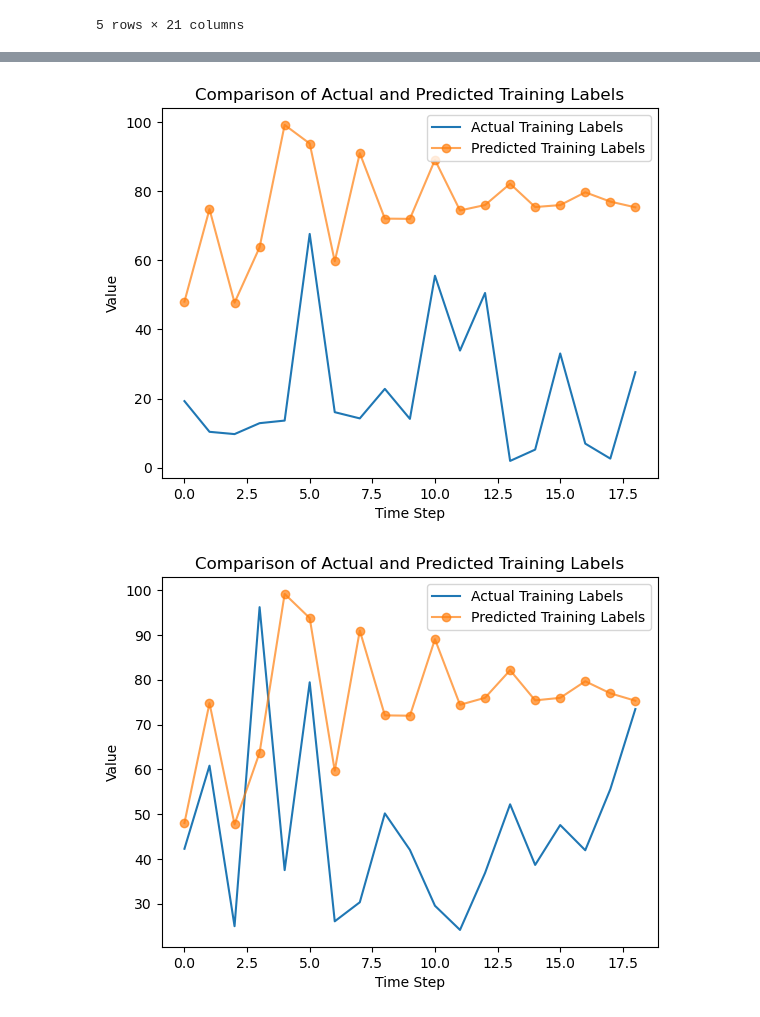
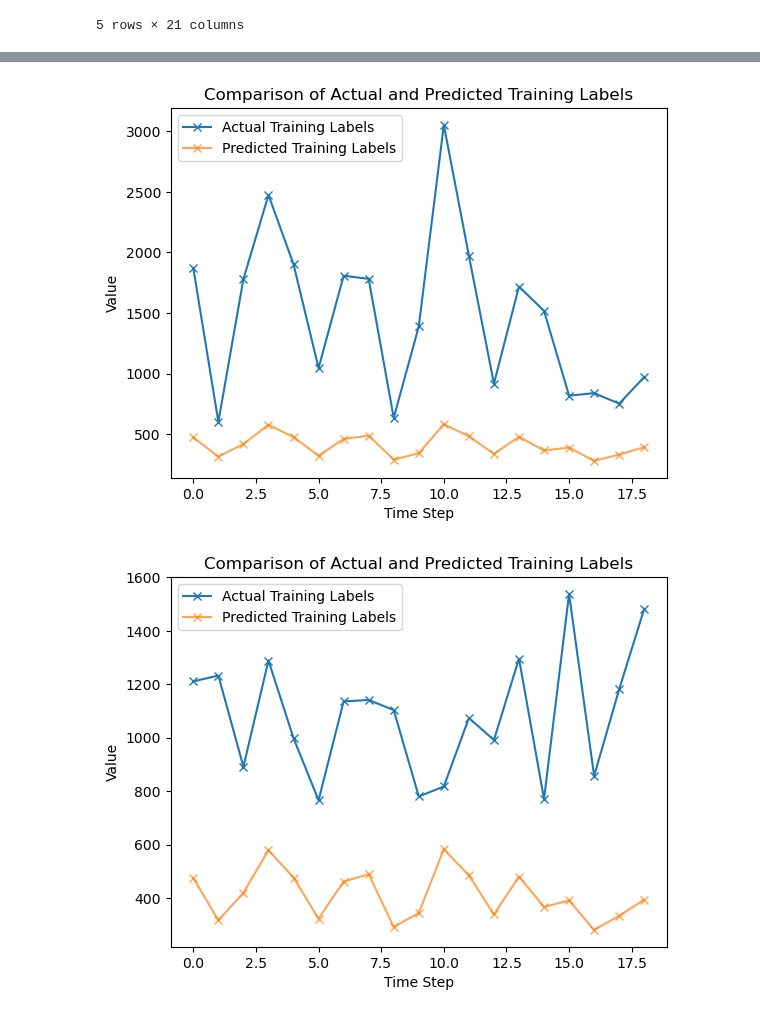
Before and after one commit to jiarui0000/COMS6998, a Jupyter notebook: sentiment_analysis/lstm_estimation.ipynb, the cells around one changed output, grey strips where cells are left out. Saved outputs shown, nothing was run; the diff lists cells and outputs as text; code cells hidden in the pictures.

Commit message:
train model as a whole

```diff
--- a/sentiment_analysis/lstm_estimation.ipynb
+++ b/sentiment_analysis/lstm_estimation.ipynb
@@ -69,8 +69,8 @@ for company in ['AAPL', 'AMD', 'AMZN', 'ASML','CSCO', 'GOOGL', 'INTC', 'MSFT', '
     dfs.append(df_combined)
     labels.append(df_result['Close'])
 
-train_size = 6
-test_size = 3
+train_size = 7
+test_size = 2
 
 train_features = torch.cat([torch.tensor(df.values).float() for df in dfs[:-test_size]])  # Assuming dfs[:-test_size] would work this way
 train_labels = torch.cat([torch.tensor(label.values).float() for label in labels[:-test_size]])  # Similar handling for labels
@@ -157,5 +196,7 @@ def train_model(loader, model, optimizer, criterion, epochs):
 # %%
 criterion = nn.MSELoss()
+# optimizer = torch.optim.Adam(lstm_model.parameters(), lr=1e-2)
+# train_each_model(train_loader, lstm_model, optimizer, criterion, epochs=100)
 optimizer = torch.optim.Adam(lstm_model.parameters(), lr=1e-2)
-train_model(train_loader, lstm_model, optimizer, criterion, epochs=100)
+train_whole_model(train_loader, lstm_model, optimizer, criterion, epochs=100)
 # %% [output]
@@ -173,5 +214,8 @@ Epoch 100, Average Loss: 7998634.347493489
 # %%
 criterion = nn.MSELoss()
+# optimizer = torch.optim.Adam(lstm_model.parameters(), lr=1e-3)
+# train_each_model(train_loader, lstm_model, optimizer, criterion, epochs=1000)
+
 optimizer = torch.optim.Adam(lstm_model.parameters(), lr=1e-3)
-train_model(train_loader, lstm_model, optimizer, criterion, epochs=10000)
+train_whole_model(train_loader, lstm_model, optimizer, criterion, epochs=1000)
 # %% [output]
@@ -193,8 +237,8 @@ for data, labels in train_loader:
     train_labels_list = labels.squeeze().tolist()  # Adjust based on your actual format
 
     # Plot the actual and predicted values
-    plt.plot(train_labels_list, label='Actual Training Labels')
-    plt.plot(train_predictions, marker='o', label='Predicted Training Labels', alpha=0.7)
+    plt.plot(train_labels_list, marker='x', label='Actual Training Labels')
+    plt.plot(train_predictions, marker='x', label='Predicted Training Labels', alpha=0.7)
     plt.title('Comparison of Actual and Predicted Training Labels')
     plt.xlabel('Time Step')
     plt.ylabel('Value')
@@ -205,2 +249,2 @@ for data, labels in train_loader:
-[figure, old version]
+[figure, new version]
-[figure, old version]
+[figure, new version]
```
Also changed, not shown: parts of 5 cells of this notebook.
